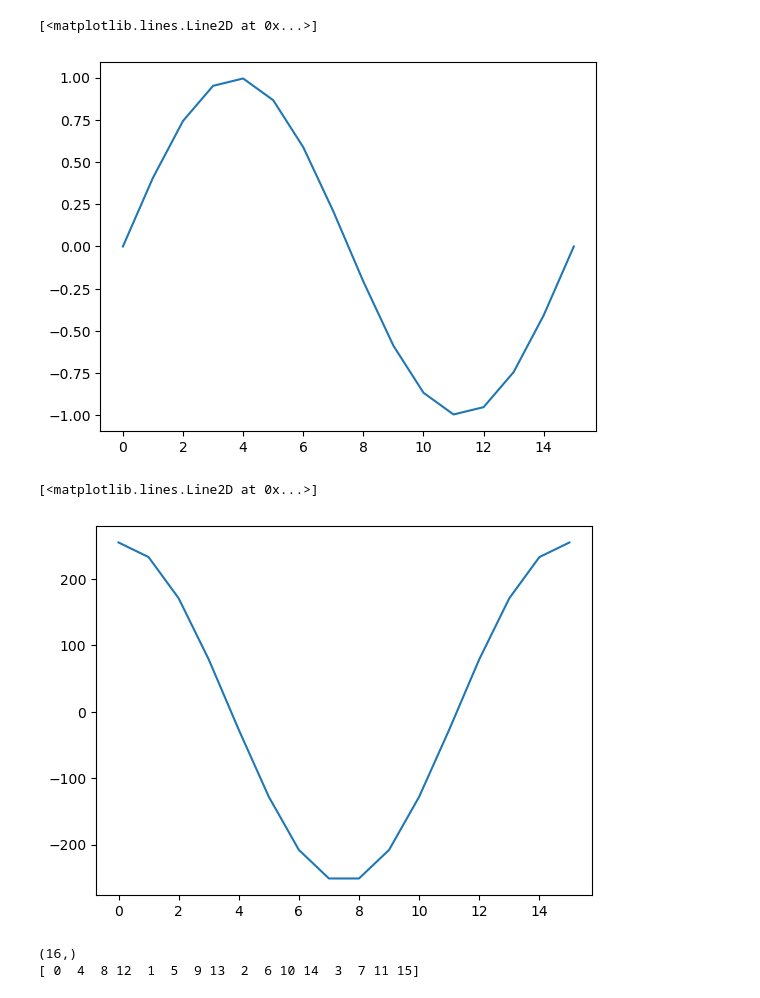
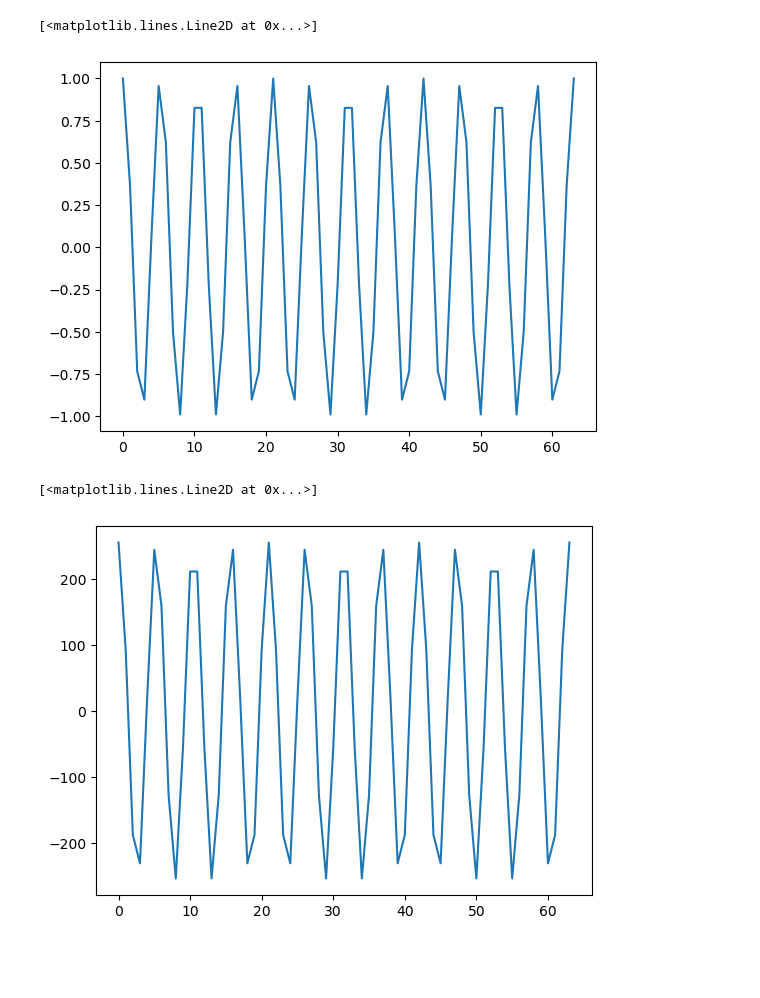
Before and after one commit to saki92/fft_validation, a Jupyter notebook: jupyter_fft/fft_plot.ipynb, the cells around one changed output. Drawn from its saved outputs; the diff is of its cells as text; code cells hidden in the pictures; blank space fills up the shorter version.

```diff
--- a/jupyter_fft/fft_plot.ipynb
+++ b/jupyter_fft/fft_plot.ipynb
@@ -2,15 +2,15 @@
 import numpy as np
 import matplotlib.pyplot as plt
 # %%
-N = 16
+N = 64
 t = np.arange(0,2*np.pi,2*np.pi/(N-1))
 t = np.linspace(0,2*np.pi,N)
-f = 1
+f = 12
 s = np.cos(f*t)+1j*np.sin(f*t)
-plt.plot(np.imag(s))
+plt.plot(np.real(s))
 # %% [output]
 [<matplotlib.lines.Line2D at 0x...>]
-[figure, old version]
+[figure, new version]
 # %%
 ## floating to fixed point conversion
 def floating_to_fixed(val,backoff):
@@ -31,9 +31,8 @@ for i in range(s.size):
 plt.plot(np.real(s_fixed))
 # %% [output]
 [<matplotlib.lines.Line2D at 0x...>]
-[figure, old version]
+[figure, new version]
 # %%
-index = np.arange(0,16,dtype=int)
 def get_reversed_idx(index):
     N = index.size
     exp = np.emath.logn(4,N)
@@ -49,13 +48,6 @@ def get_reversed_idx(index):
             shift = shift - 4
         reversed_index[i] = tmp
     return reversed_index
-
-reversed_index = get_reversed_idx(index)
-print(index.shape)
-print(reversed_index)
-# %% [output]
-(16,)
-[ 0  4  8 12  1  5  9 13  2  6 10 14  3  7 11 15]
 # %%
 ## radix 4 DIT
 def radix_4_core(x:np.ndarray[np.complex64], tw:np.ndarray[np.complex64]) -> np.ndarray[np.complex64]:
```
Also changed, not shown: parts of 2 cells of this notebook.
